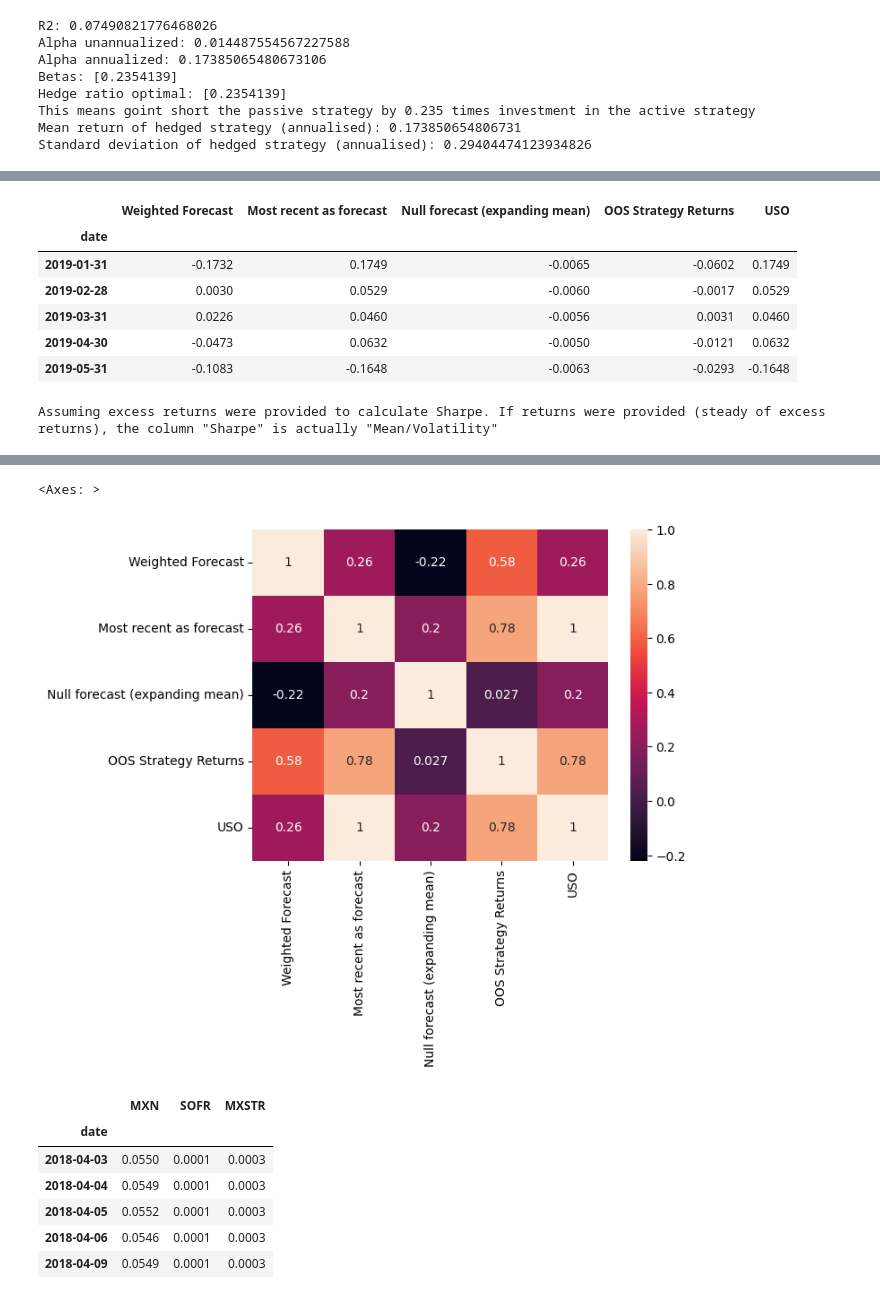
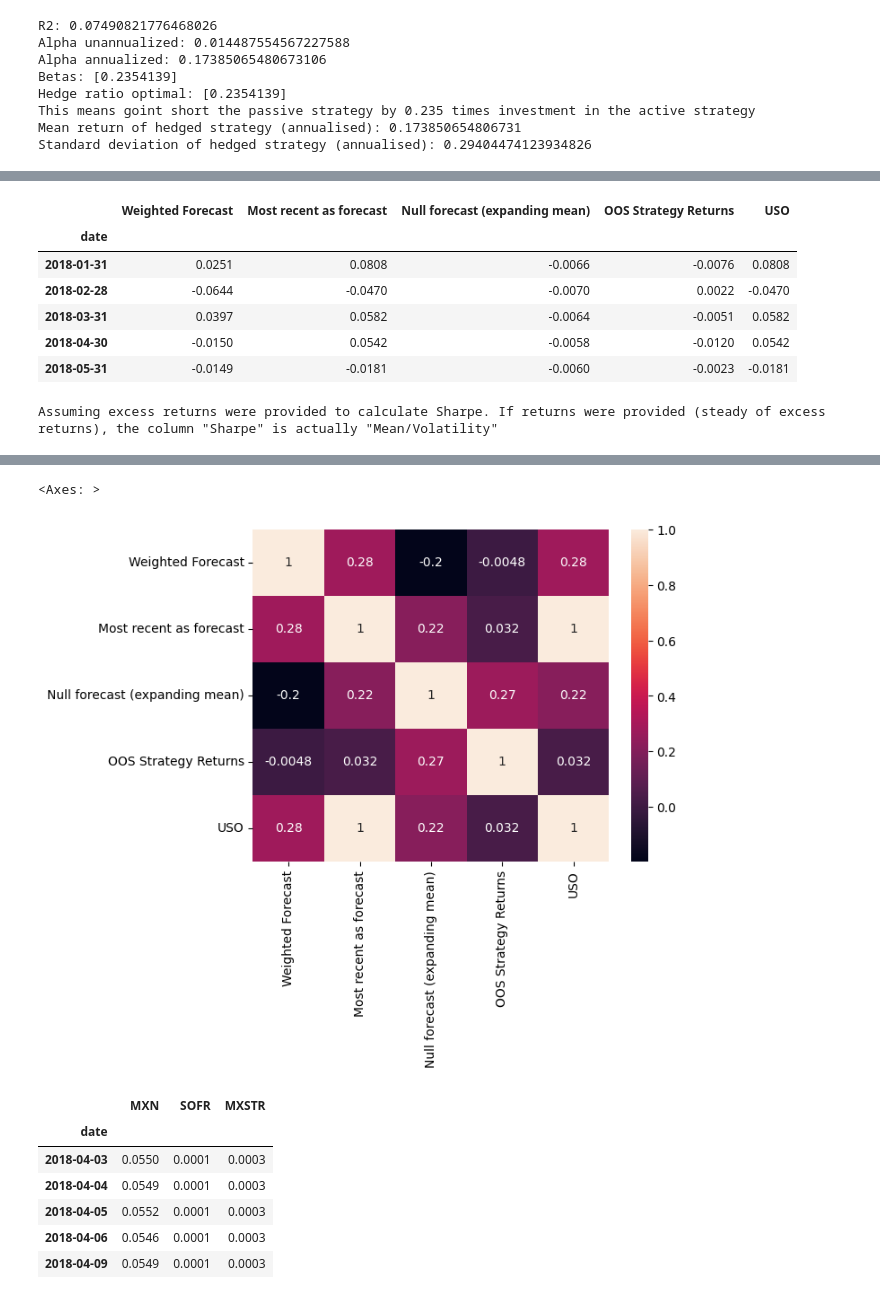
Before and after one commit to andyandikko/finm-portfolio-2024, a Jupyter notebook: practice/final_exam_practice.ipynb, the cells around one changed output, grey strips where cells are left out. Drawn from its saved outputs; the diff is of its cells as text; code cells hidden in the pictures.

```diff
--- a/practice/final_exam_practice.ipynb
+++ b/practice/final_exam_practice.ipynb
@@ -383,26 +390,27 @@ Mean return of hedged strategy (annualised): 0.173850654806731
 Standard deviation of hedged strategy (annualised): 0.29404474123934826
 # %%
 # rollin OOS performance
-train_data = forecasting_regression_data.loc[:"2018"]
-test_data = forecasting_regression_data.loc["2019":]
+train_data = forecasting_regression_data.loc[:"2017"]
+test_data = forecasting_regression_data.loc["2018":]
 train_size = len(train_data)
 test_size = len(test_data)
 OOS_predictions_weighted = []
 for i in range(train_size,len(forecasting_regression_data)):
     train_data = forecasting_regression_data.iloc[:i]
-    test_data = forecasting_regression_data.iloc[i:]
+    test_data = forecasting_regression_data.iloc[i:i+1]
     model = LinearRegression(fit_intercept=True)
     X = train_data.drop(columns="USO")
     y = train_data["USO"].values.reshape(-1,1)
     model.fit(X,y)
     y_pred = model.predict(test_data.drop(columns="USO")).flatten()
     OOS_predictions_weighted.append(y_pred)
-OOS_weights = 0.50 + 50 * OOS_predictions_weighted[0]
-OOS_strategy_returns = forecasting_regression_data.loc[:,["USO"]].tail(test_size).mul(OOS_weights, axis=0)
+# OOS_weights = 0.50 + 50 * OOS_predictions_weighted[0]
+# OOS_strategy_returns = forecasting_regression_data.loc[:,["USO"]].tail(test_size).mul(OOS_weights, axis=0)
+OOS_strategy_returns = pd.DataFrame(OOS_predictions_weighted, index=forecasting_regression_data.index[train_size:])
 OOS_strategy_returns.columns = ["OOS Strategy Returns"]
 
 # rsquare
-r_squqare_OOS = r2_score(forecasting_regression_data.loc["2019":,"USO"], OOS_strategy_returns)
+r_squqare_OOS = r2_score(forecasting_regression_data.loc["2018":,"USO"], OOS_strategy_returns)
 display(OOS_strategy_returns.head())
 
 display(OOS_strategy_returns.tail())
@@ -427,15 +435,15 @@ R2 OOS: 0.5477584989203381
 # %%
-strat_new_data = all_strat_retunrs.loc["2019":].merge(OOS_strategy_returns, left_index=True, right_index=True).merge(forecasting_regression_data.loc["2019":,"USO"], left_index=True, right_index=True)
+strat_new_data = all_strat_retunrs.loc["2018":].merge(OOS_strategy_returns, left_index=True, right_index=True).merge(forecasting_regression_data.loc["2018":,"USO"], left_index=True, right_index=True)
 display(strat_new_data.head())
 display(pmh.calc_summary_statistics(strat_new_data, annual_factor=12).T)
 display(sns.heatmap(strat_new_data.corr(), annot=True))
 # %% [output]
 |  | Weighted Forecast | Most recent as forecast | Null forecast (expanding mean) | OOS Strategy Returns | USO |
 | date |  |  |  |  |  |
-| 2019-01-31 | -0.1732 | 0.1749 | -0.0065 | -0.0602 | 0.1749 |
-| 2019-02-28 | 0.0030 | 0.0529 | -0.0060 | -0.0017 | 0.0529 |
-| 2019-03-31 | 0.0226 | 0.0460 | -0.0056 | 0.0031 | 0.0460 |
-| 2019-04-30 | -0.0473 | 0.0632 | -0.0050 | -0.0121 | 0.0632 |
-| 2019-05-31 | -0.1083 | -0.1648 | -0.0063 | -0.0293 | -0.1648 |
+| 2018-01-31 | 0.0251 | 0.0808 | -0.0066 | -0.0076 | 0.0808 |
+| 2018-02-28 | -0.0644 | -0.0470 | -0.0070 | 0.0022 | -0.0470 |
+| 2018-03-31 | 0.0397 | 0.0582 | -0.0064 | -0.0051 | 0.0582 |
+| 2018-04-30 | -0.0150 | 0.0542 | -0.0058 | -0.0120 | 0.0542 |
+| 2018-05-31 | -0.0149 | -0.0181 | -0.0060 | -0.0023 | -0.0181 |
 Assuming excess returns were provided to calculate Sharpe. If returns were provided (steady of excess returns), the column "Sharpe" is actually "Mean/Volatility"
 |  | Weighted Forecast | Most recent as forecast | Null forecast (expanding mean) | OOS Strategy Returns | USO |
@@ -458,5 +466,5 @@ Assuming excess returns were provided to calculate Sharpe. If returns were provi
 <Axes: >
-[figure, old version]
+[figure, new version]
 # %%
 # Q4
 
```
Also changed, not shown: parts of 4 cells of this notebook, 1 other file.
